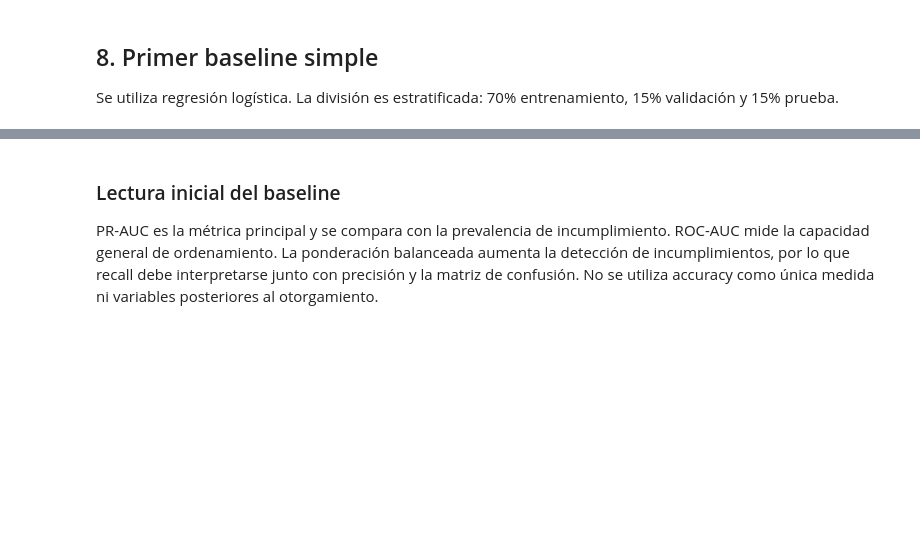
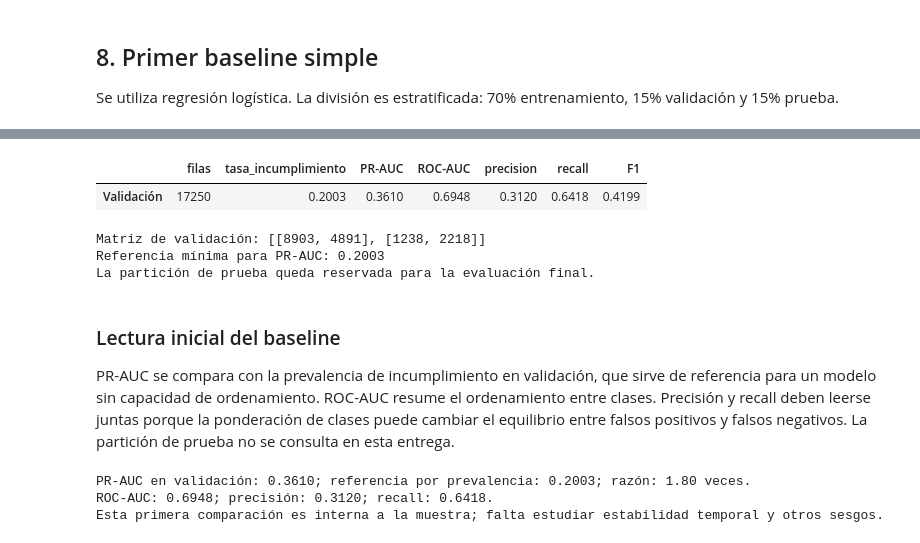
Before and after one commit to Juan-Ferreyra/Lending-club-riesgo-crediticio, a Jupyter notebook: notebooks/01_exploracion_inicial.ipynb, the cells around one changed output, grey strips where cells are left out. Drawn from its saved outputs; the diff is of its cells as text; code cells hidden in the pictures; blank space fills up the shorter version.

```diff
--- a/notebooks/01_exploracion_inicial.ipynb
+++ b/notebooks/01_exploracion_inicial.ipynb
@@ -250,27 +391,40 @@ print("Baseline entrenado correctamente.")
 # %%
 def evaluate(model, X_data, y_data, threshold=0.5):
     probabilities = model.predict_proba(X_data)[:, 1]
     predictions = (probabilities >= threshold).astype(int)
     return {
         "filas": len(y_data),
         "tasa_incumplimiento": y_data.mean(),
         "PR-AUC": average_precision_score(y_data, probabilities),
         "ROC-AUC": roc_auc_score(y_data, probabilities),
         "precision": precision_score(y_data, predictions, zero_division=0),
         "recall": recall_score(y_data, predictions),
         "F1": f1_score(y_data, predictions),
         "matriz_confusión": confusion_matrix(y_data, predictions).tolist(),
     }
 
 validation_metrics = evaluate(baseline, X_validation, y_validation)
-test_metrics = evaluate(baseline, X_test, y_test)
-metrics = pd.DataFrame([validation_metrics, test_metrics],
-                       index=["Validación", "Prueba"])
-display(metrics.drop(columns="matriz_confusión"))
+display(pd.DataFrame([validation_metrics], index=["Validación"]).drop(columns="matriz_confusión"))
 print("Matriz de validación:", validation_metrics["matriz_confusión"])
-print("Matriz de prueba:", test_metrics["matriz_confusión"])
-print("Referencia mínima para PR-AUC:", f"{y_test.mean():.4f}")
+print("Referencia mínima para PR-AUC:", f"{y_validation.mean():.4f}")
+print("La partición de prueba queda reservada para la evaluación final.")
+# %% [output]
+|  | filas | tasa_incumplimiento | PR-AUC | ROC-AUC | precision | recall | F1 |
+| Validación | 17250 | 0.2003 | 0.3610 | 0.6948 | 0.3120 | 0.6418 | 0.4199 |
+Matriz de validación: [[8903, 4891], [1238, 2218]]
+Referencia mínima para PR-AUC: 0.2003
+La partición de prueba queda reservada para la evaluación final.
-# %% [markdown]
-### Lectura inicial del baseline
-
-PR-AUC es la métrica principal y se compara con la prevalencia de incumplimiento. ROC-AUC mide la capacidad general de ordenamiento. La ponderación balanceada aumenta la detección de incumplimientos, por lo que recall debe interpretarse junto con precisión y la matriz de confusión. No se utiliza accuracy como única medida ni variables posteriores al otorgamiento.
+# %% [markdown]
+### Lectura inicial del baseline
+
+PR-AUC se compara con la prevalencia de incumplimiento en validación, que sirve de referencia para un modelo sin capacidad de ordenamiento. ROC-AUC resume el ordenamiento entre clases. Precisión y recall deben leerse juntas porque la ponderación de clases puede cambiar el equilibrio entre falsos positivos y falsos negativos. La partición de prueba no se consulta en esta entrega.
+# %%
+prevalencia = y_validation.mean()
+pr_auc = validation_metrics['PR-AUC']
+print(f'PR-AUC en validación: {pr_auc:.4f}; referencia por prevalencia: {prevalencia:.4f}; razón: {pr_auc / prevalencia:.2f} veces.')
+print(f'ROC-AUC: {validation_metrics["ROC-AUC"]:.4f}; precisión: {validation_metrics["precision"]:.4f}; recall: {validation_metrics["recall"]:.4f}.')
+print('Esta primera comparación es interna a la muestra; falta estudiar estabilidad temporal y otros sesgos.')
+# %% [output]
+PR-AUC en validación: 0.3610; referencia por prevalencia: 0.2003; razón: 1.80 veces.
+ROC-AUC: 0.6948; precisión: 0.3120; recall: 0.6418.
+Esta primera comparación es interna a la muestra; falta estudiar estabilidad temporal y otros sesgos.
```
Also changed, not shown: parts of 12 cells of this notebook, 7 other files.
